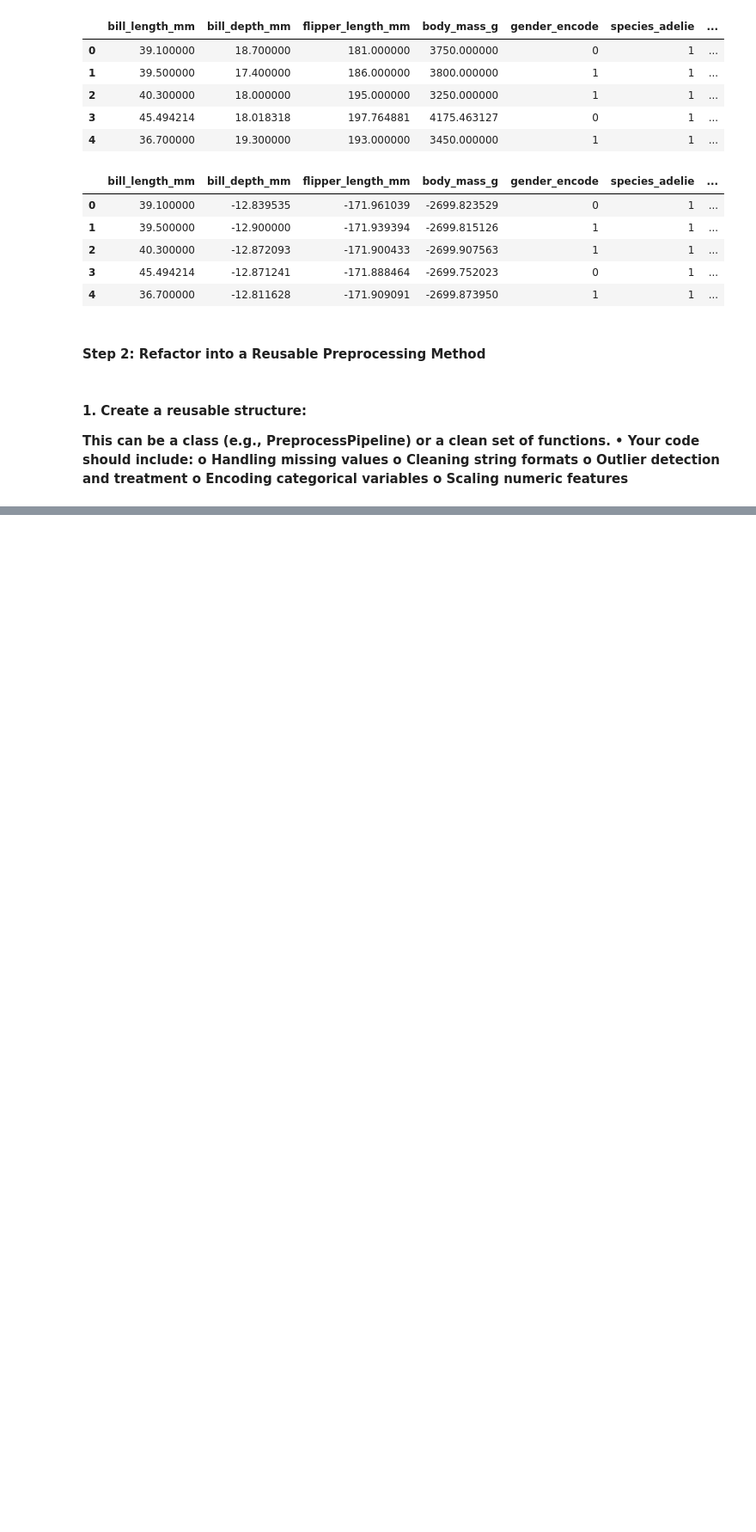
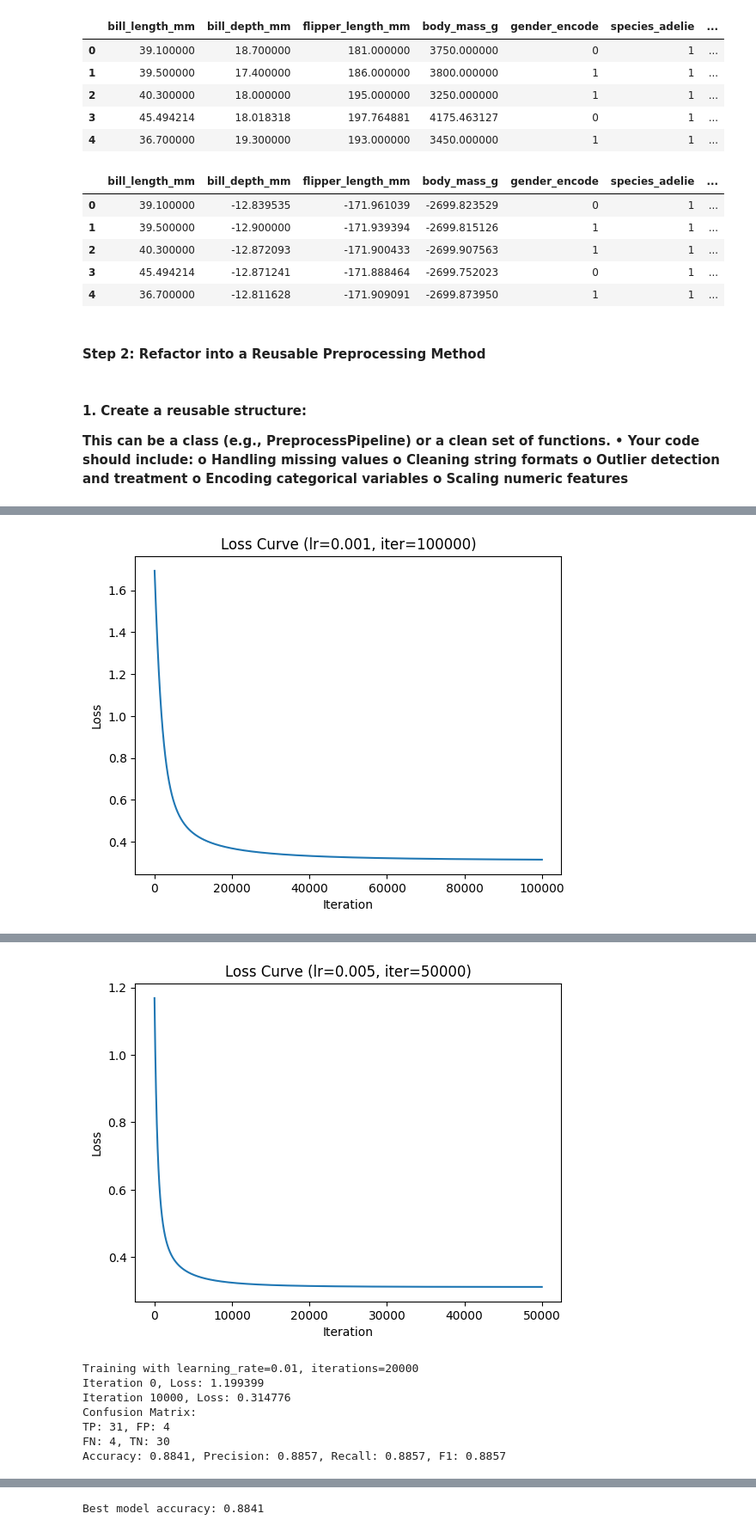
Before and after one commit to RaviSingh7795/First-Project, a Jupyter notebook: ML_Assignment_1.ipynb, the cells around one changed output, grey strips where cells are left out. Shown at 86% size. Saved outputs shown, nothing was run; the diff lists cells and outputs as text; code cells hidden in the pictures; blank space fills up the shorter version.

```diff
--- a/ML_Assignment_1.ipynb
+++ b/ML_Assignment_1.ipynb
@@ -864,0 +686,40 @@ Outliers Present.
+# %%
+
+#passing hyperparamewters using List
+hyperparams = [
+    {"learning_rate": 1e-3, "iterations": 100000},
+    {"learning_rate": 5e-3, "iterations": 50000},
+    {"learning_rate": 1e-2, "iterations": 20000},
+]
+
+best_accuracy = 0
+best_model = None
+
+for hp in hyperparams:
+    print(f"\nTraining with learning_rate={hp['learning_rate']}, iterations={hp['iterations']}")
+    #Creating object of the class and calling the function inside class
+    model = LogitRegression(learning_rate=hp['learning_rate'], iterations=hp['iterations'])
+    model.fit(X_train, y_train)
+    y_pred = model.predict(X_test)
+    accuracy, precision, recall, f1 = evaluate_performance(y_test.values.flatten(), y_pred.flatten())
+
+    # Plot loss curve
+    plt.figure()
+    plt.plot(model.loss)
+    plt.title(f"Loss Curve (lr={hp['learning_rate']}, iter={hp['iterations']})")
+    plt.xlabel("Iteration")
+    plt.ylabel("Loss")
+    plt.show()
+
+  #Find the accuracy og the model
+    if accuracy > best_accuracy:
+        best_accuracy = accuracy
+        best_model = model
+
+#importing pickel librrary we save the .pkl file
+with open("best_model_weights.pkl", "wb") as f:
+    pickle.dump(best_model.weights, f)
+
+#Best accurcy values
+print(f"Best model accuracy: {best_accuracy:.4f}")
+# %% [output]
@@ -864,0 +741 @@ Outliers Present.
+[figure, added]
@@ -864,0 +752,8 @@ Outliers Present.
+[figure, added]
+Training with learning_rate=0.01, iterations=20000
+Iteration 0, Loss: 1.199399
+Iteration 10000, Loss: 0.314776
+Confusion Matrix:
+TP: 31, FP: 4
+FN: 4, TN: 30
+Accuracy: 0.8841, Precision: 0.8857, Recall: 0.8857, F1: 0.8857
@@ -864,0 +761 @@ Outliers Present.
+Best model accuracy: 0.8841
```
Also changed, not shown: parts of 14 cells of this notebook.
